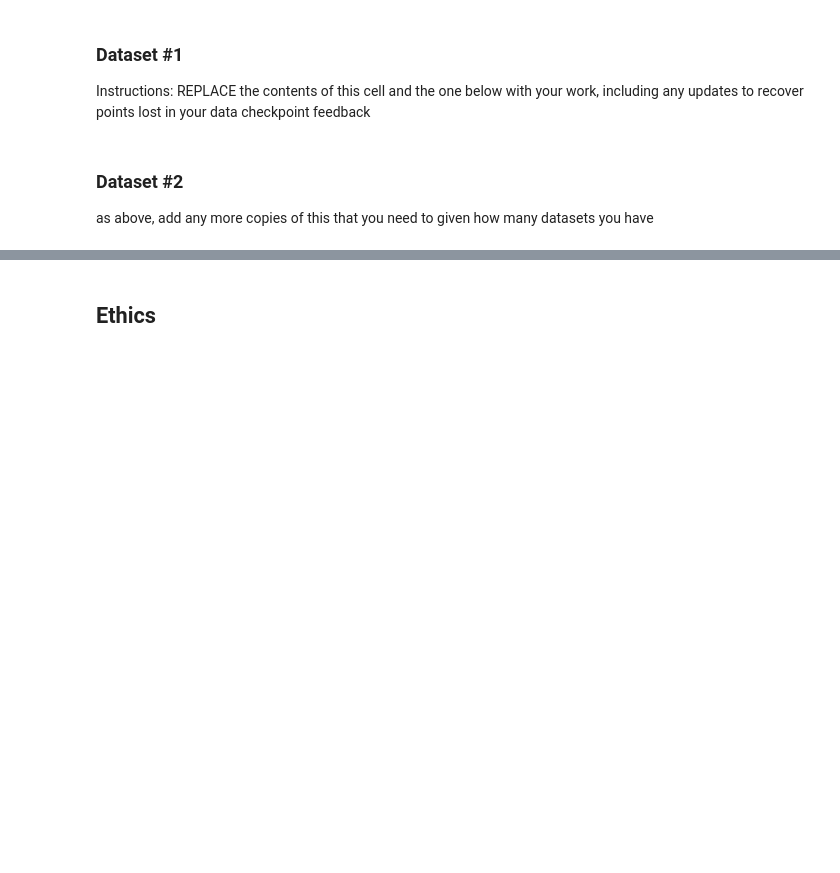
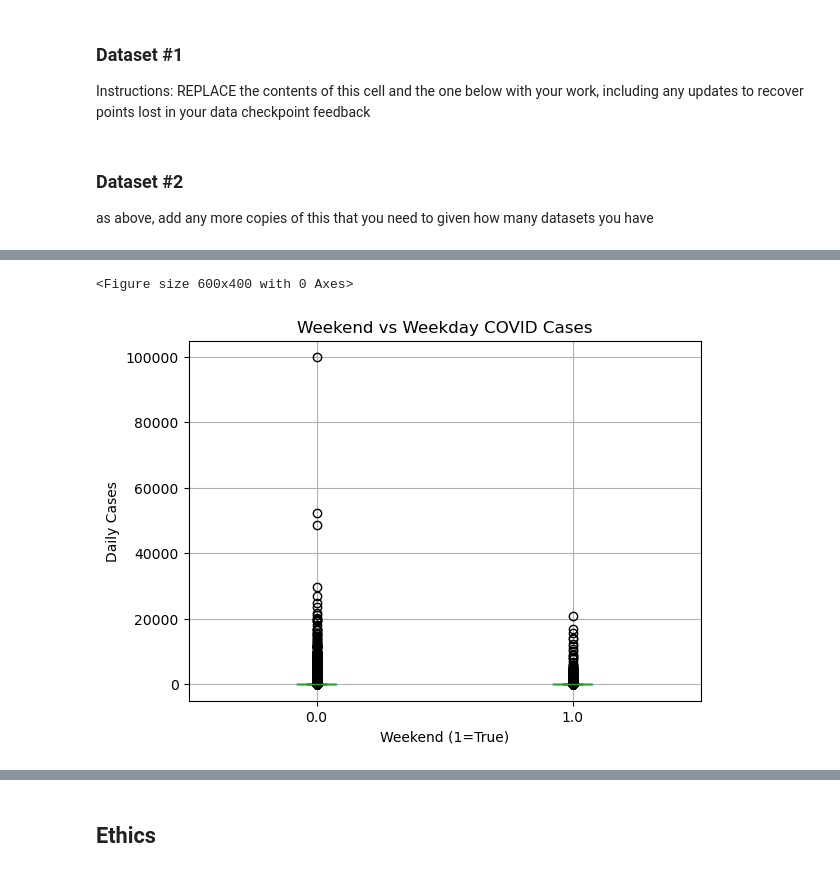
Before and after one commit to COGS108/Group007_WI26, a Jupyter notebook: 02-EDACheckpoint.ipynb, the cells around one changed output, grey strips where cells are left out. Cells and saved outputs as stored; diff of their text form; code cells hidden in the pictures; blank space fills up the shorter version.

```diff
--- a/02-EDACheckpoint.ipynb
+++ b/02-EDACheckpoint.ipynb
@@ -122,0 +173,5 @@ Some more words and stuff.  Remember notebooks work best if you interleave the c
+# %%
+eda_utils.plot_weekend_box(df)
+# %% [output]
+<Figure size 600x400 with 0 Axes>
+[figure, added]
```
Also changed, not shown: parts of 27 cells of this notebook.
